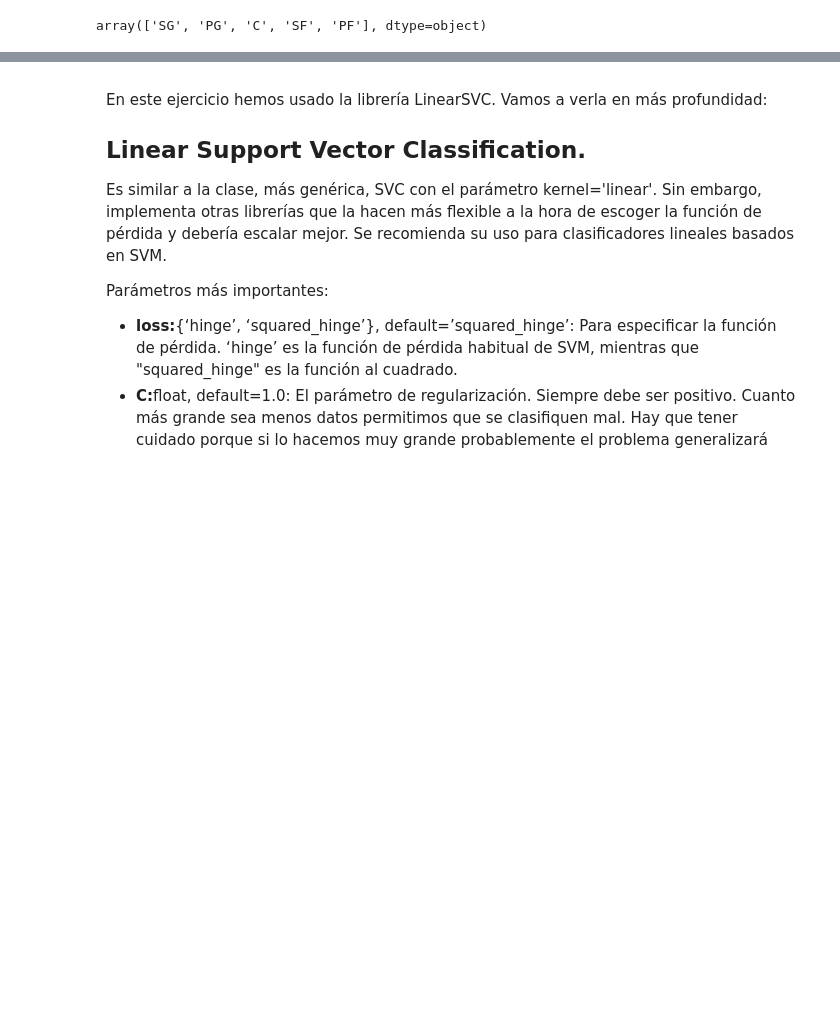
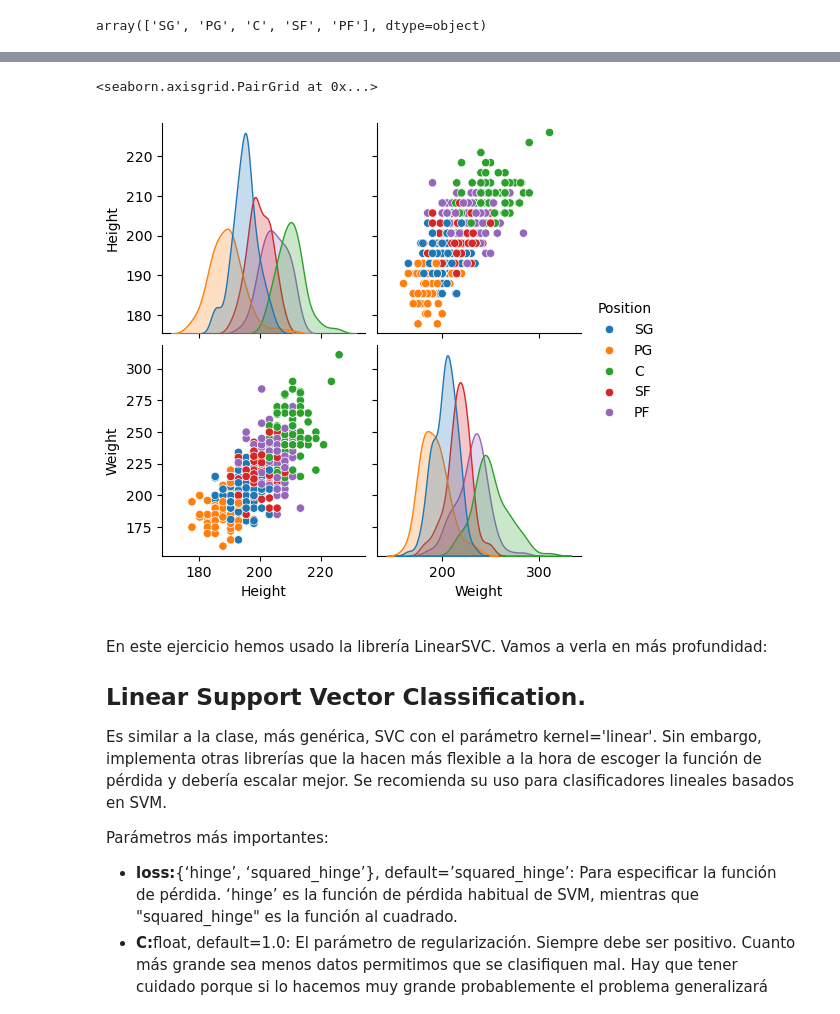
Before and after one commit to manuelo24-jpg/Ejercicios-Python, a Jupyter notebook: Pia/tema3/actividades/ejercicio7/Actividad3_7.ipynb, the cells around one changed output, grey strips where cells are left out. Saved outputs shown, nothing was run; the diff lists cells and outputs as text; code cells hidden in the pictures; blank space fills up the shorter version.

Commit message:
hasta el pairplot

```diff
--- a/Pia/tema3/actividades/ejercicio7/Actividad3_7.ipynb
+++ b/Pia/tema3/actividades/ejercicio7/Actividad3_7.ipynb
@@ -53,5 +53,9 @@ df_nba.head()
 # %%
 #Para ver la distribución entre las distintas variables usamos pairplot.
+sns.pairplot(df_nba, hue='Position')
+# %% [output]
+<seaborn.axisgrid.PairGrid at 0x...>
+[figure, added]
 # %%
 #Pintamos los datos de las dos clases que queremos clasificar. Le damos dos colores distintos. Se puede
 #observar que están bastante diferenciadas.
```
Also changed, not shown: parts of 2 cells of this notebook.
